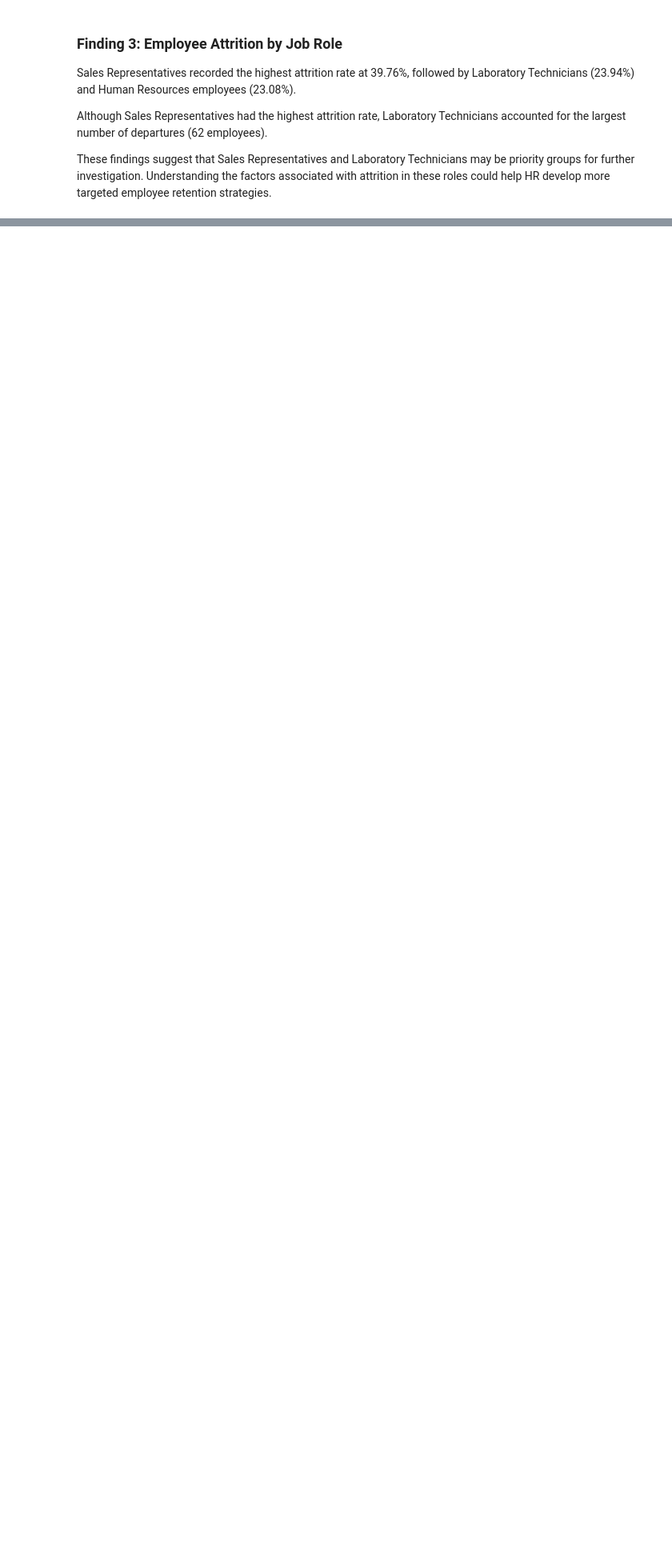
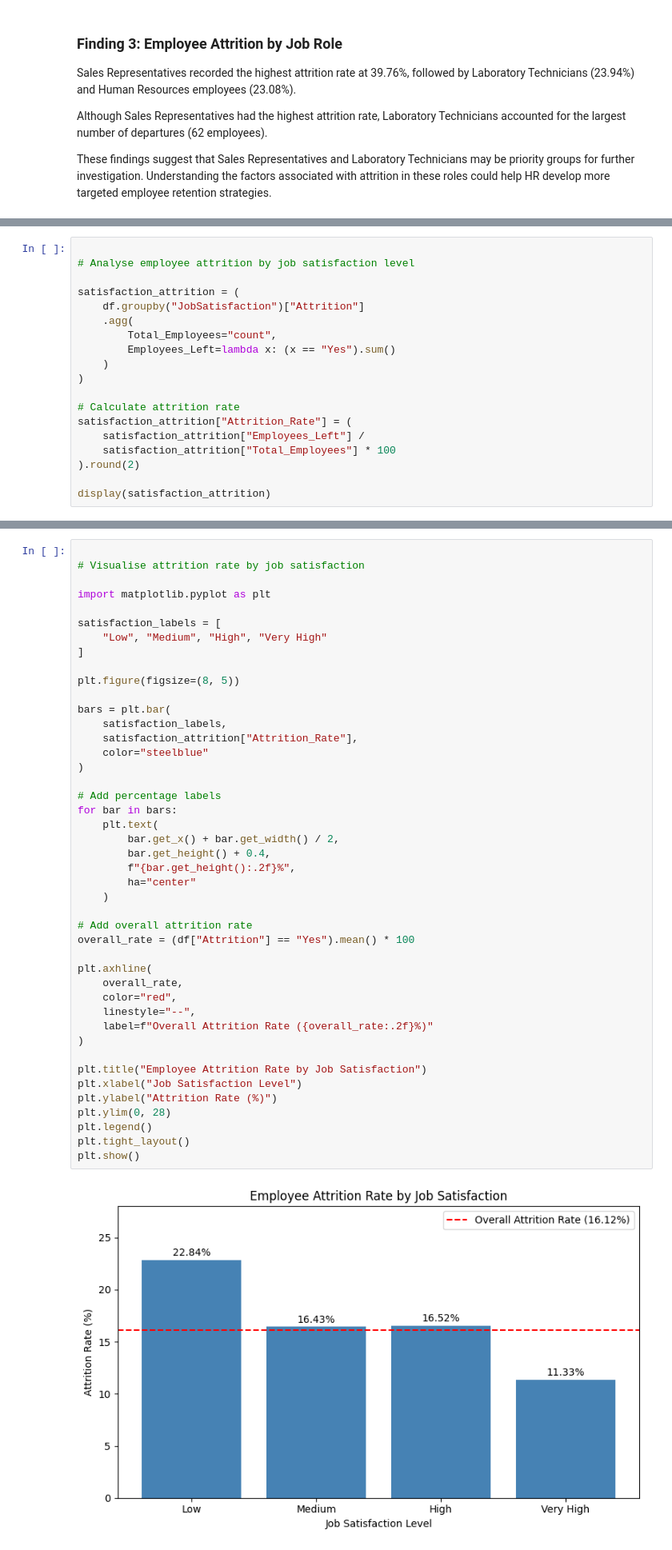
Before and after one commit to junelwc6-source/IBM-HR-Attrition-Analytics, a Jupyter notebook: IBM_HR_Attrition_Capstone.ipynb, the cells around one changed output, grey strips where cells are left out. Shown at 80% size. Drawn from its saved outputs; the diff is of its cells as text; blank space fills up the shorter version.

```diff
--- a/IBM_HR_Attrition_Capstone.ipynb
+++ b/IBM_HR_Attrition_Capstone.ipynb
@@ -424,0 +499,19 @@ These findings suggest that Sales Representatives and Laboratory Technicians may
+# %%
+
+# Analyse employee attrition by job satisfaction level
+
+satisfaction_attrition = (
+    df.groupby("JobSatisfaction")["Attrition"]
+    .agg(
+        Total_Employees="count",
+        Employees_Left=lambda x: (x == "Yes").sum()
+    )
+)
+
+# Calculate attrition rate
+satisfaction_attrition["Attrition_Rate"] = (
+    satisfaction_attrition["Employees_Left"] /
+    satisfaction_attrition["Total_Employees"] * 100
+).round(2)
+
+display(satisfaction_attrition)
@@ -424,0 +525,46 @@ These findings suggest that Sales Representatives and Laboratory Technicians may
+# %%
+
+# Visualise attrition rate by job satisfaction
+
+import matplotlib.pyplot as plt
+
+satisfaction_labels = [
+    "Low", "Medium", "High", "Very High"
+]
+
+plt.figure(figsize=(8, 5))
+
+bars = plt.bar(
+    satisfaction_labels,
+    satisfaction_attrition["Attrition_Rate"],
+    color="steelblue"
+)
+
+# Add percentage labels
+for bar in bars:
+    plt.text(
+        bar.get_x() + bar.get_width() / 2,
+        bar.get_height() + 0.4,
+        f"{bar.get_height():.2f}%",
+        ha="center"
+    )
+
+# Add overall attrition rate
+overall_rate = (df["Attrition"] == "Yes").mean() * 100
+
+plt.axhline(
+    overall_rate,
+    color="red",
+    linestyle="--",
+    label=f"Overall Attrition Rate ({overall_rate:.2f}%)"
+)
+
+plt.title("Employee Attrition Rate by Job Satisfaction")
+plt.xlabel("Job Satisfaction Level")
+plt.ylabel("Attrition Rate (%)")
+plt.ylim(0, 28)
+plt.legend()
+plt.tight_layout()
+plt.show()
+# %% [output]
+[figure, added]
```
Also changed, not shown: parts of 8 cells of this notebook.
